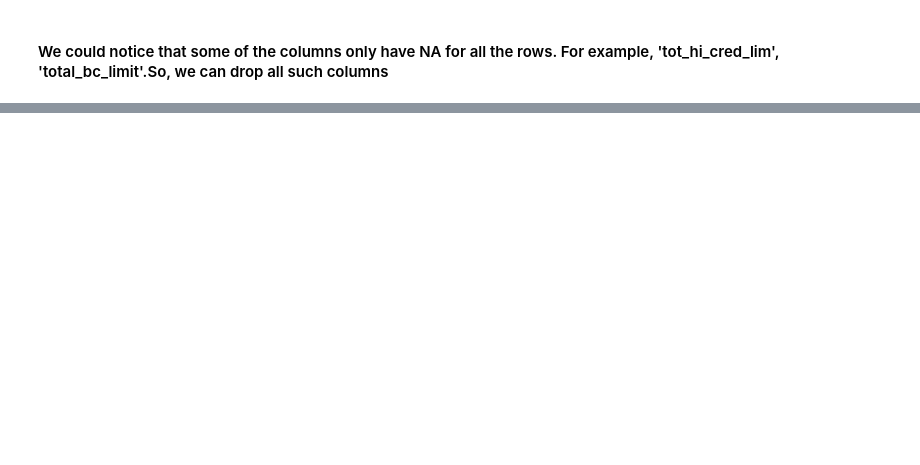
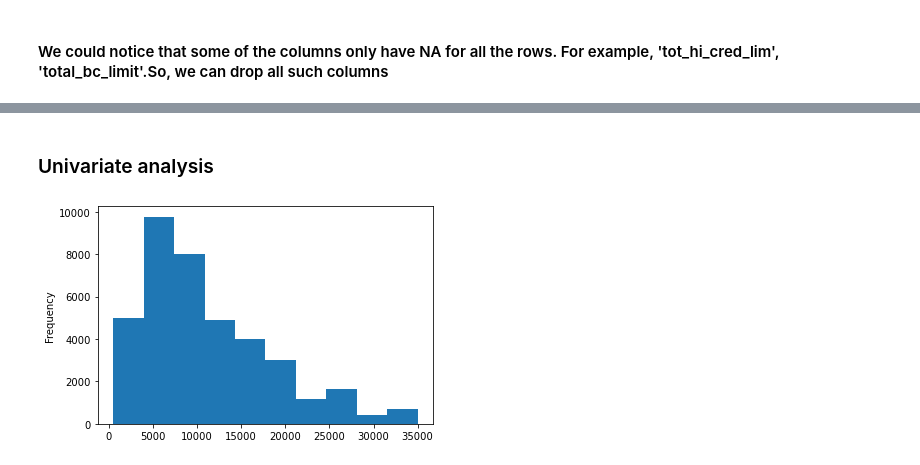
Before and after one commit to nareshmuniganti/LendingClubCaseStudy, a Jupyter notebook: LendingClub_CaseStudy.ipynb, the cells around one changed output, grey strips where cells are left out. Cells and saved outputs as stored; diff of their text form; code cells hidden in the pictures; blank space fills up the shorter version.

```diff
--- a/LendingClub_CaseStudy.ipynb
+++ b/LendingClub_CaseStudy.ipynb
@@ -298,0 +272,8 @@ loan_df_cleansed.describe().apply(lambda s:s.apply(lambda x: format(x, 'f')))
+# %% [markdown]
+### Univariate analysis
+# %%
+#Point1: Univariate analysis of Loan Amount data
+loan_df_cleansed.loan_amnt.plot.hist()
+plt.show()
+# %% [output]
+[figure, added]
```
Also changed, not shown: parts of 106 cells of this notebook, 1 other file.
